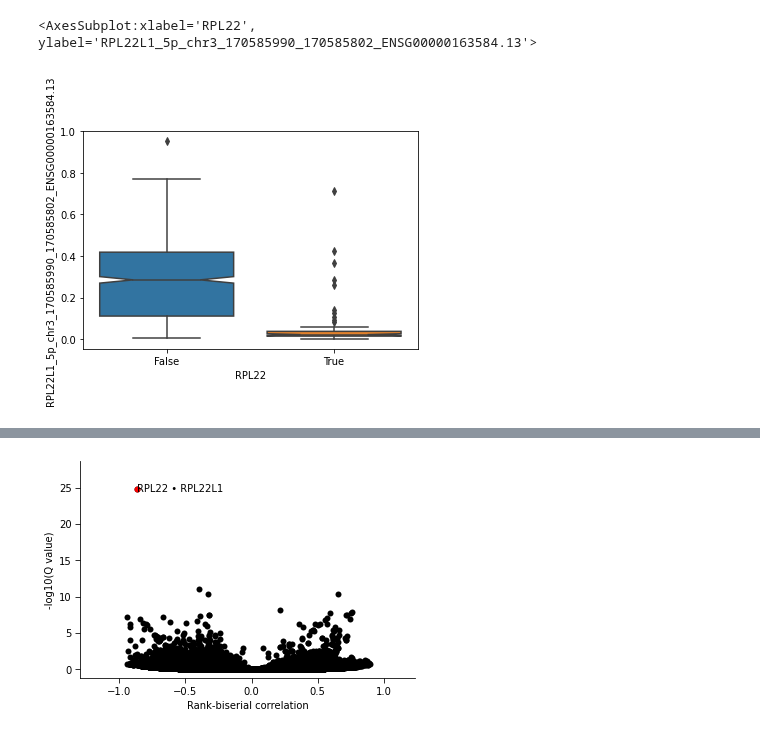
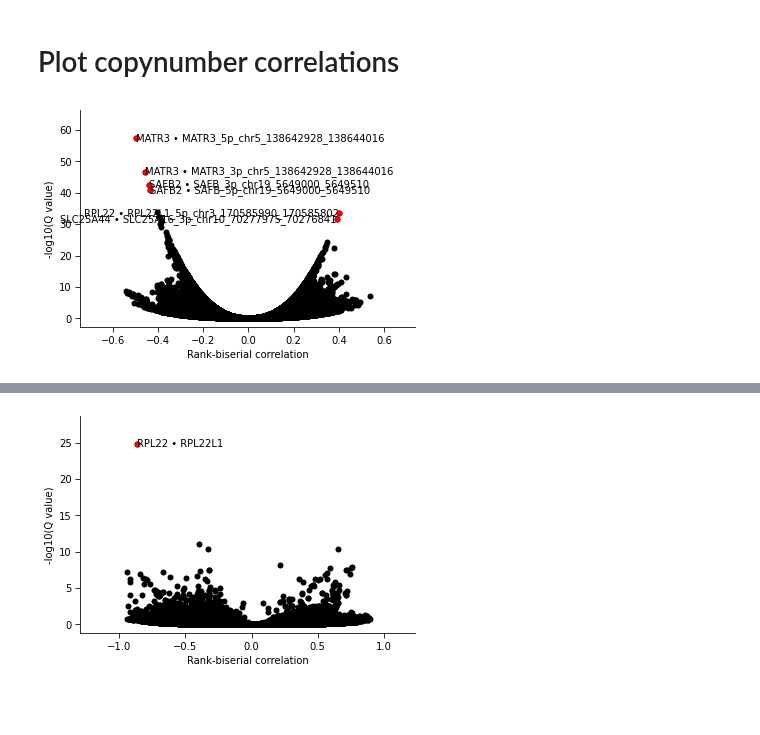
Before and after one commit to kevinhu/mdm4-splicing, a Jupyter notebook: notebooks/fig5_paralogs.ipynb, the cells around one changed output, grey strips where cells are left out. Cells and saved outputs as stored; diff of their text form; code cells hidden in the pictures; blank space fills up the shorter version.

Commit message:
Clean up figures

```diff
--- a/notebooks/fig5_paralogs.ipynb
+++ b/notebooks/fig5_paralogs.ipynb
@@ -46,5 +72,8 @@ ensembl_paralogs["hotspot_qval"] = pd.Series(
 ensembl_paralogs["label"] = (
     ensembl_paralogs["external_gene_name"].fillna("")
     + " • "
-    + ensembl_paralogs["hsapiens_paralog_associated_gene_name"].fillna("")
+    + ensembl_paralogs["ccle_paralog_exons"].apply(lambda x: "_".join(x.split("_")[:-1]))
 )
+
+ensembl_paralogs.index = ensembl_paralogs["ensembl_gene_id"] + "-" + ensembl_paralogs["ccle_paralog_exons"]
+ensembl_paralogs["is_rna_splicing"] = ensembl_paralogs["ensembl_gene_id"].isin(go_rna_splicing_genes_set)
@@ -96,9 +80,28 @@ sns.boxplot(
-# %%
-sns.boxplot(
-    depmap_hotspot["RPL22"],
-    ccle_exonusage["RPL22L1_5p_chr3_170585990_170585802_ENSG00000163584.13"],
-    notch=True
-)
-# %% [output]
-<AxesSubplot:xlabel='RPL22', ylabel='RPL22L1_5p_chr3_170585990_170585802_ENSG00000163584.13'>
-[figure, removed]
+# %% [markdown]
+# Plot copynumber correlations
+# %%
+labels_mask = (
+    (ensembl_paralogs["cn_spearman_qval"] < 1e-30)
+    & (ensembl_paralogs["cn_spearman_r"] > 0)
+) | (
+    (ensembl_paralogs["cn_spearman_qval"] < 1e-40)
+    & (ensembl_paralogs["cn_spearman_r"] < 0)
+)
+
+many.visuals.dense_plot(
+    ensembl_paralogs["cn_spearman_r"],
+    -np.log10(ensembl_paralogs["cn_spearman_qval"]),
+    text_adjust=False,
+    labels_mask=labels_mask,
+    labels=ensembl_paralogs["label"],
+    colormap=None,
+)
+
+plt.xlabel("Rank-biserial correlation")
+plt.ylabel("-log10(Q value)")
+
+plt.savefig(
+    "../plots/cn_splicing_spearman_associations.pdf", dpi=512, bbox_inches="tight", transparent=True
+)
+# %% [output]
+[figure, added]
```
Also changed, not shown: parts of 12 cells of this notebook, 22 other files.
